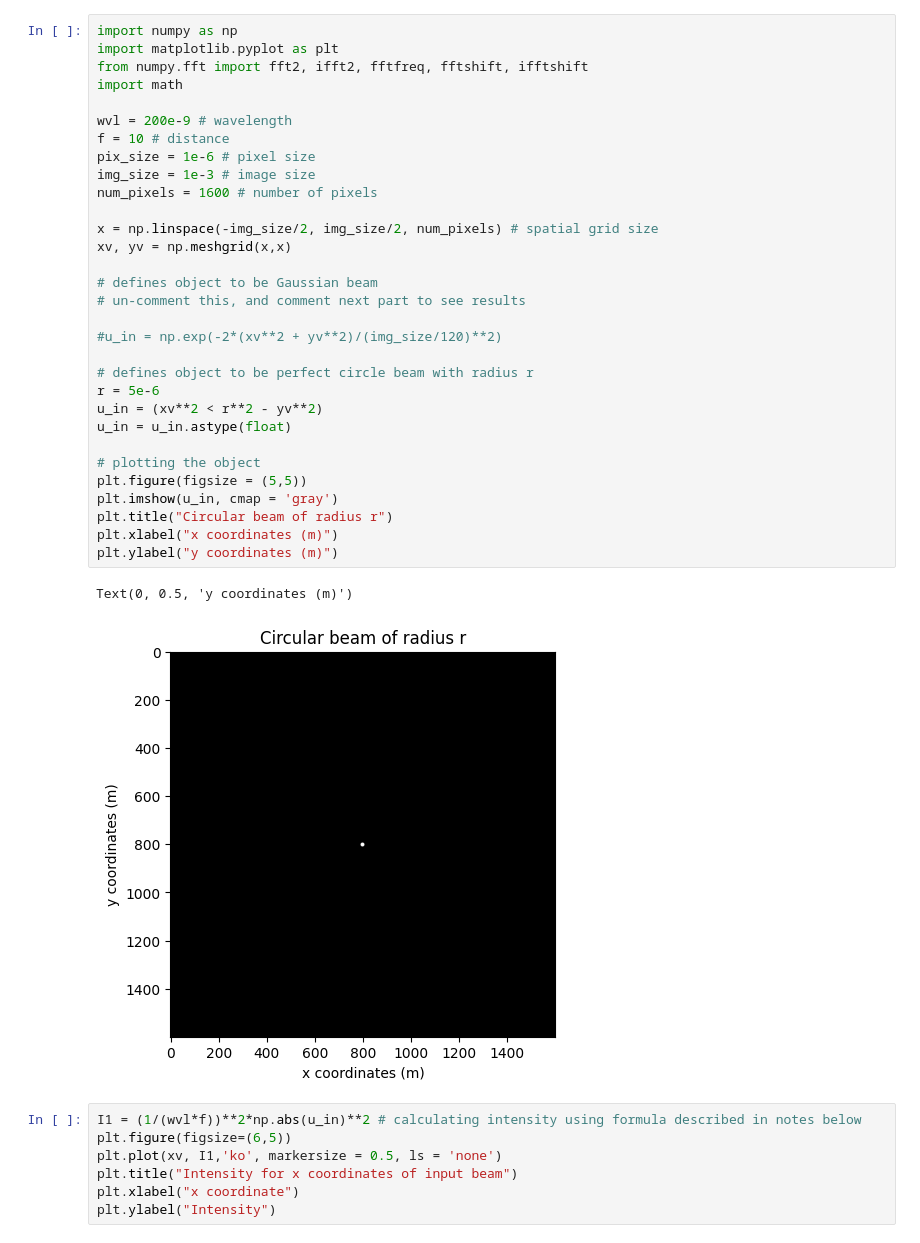
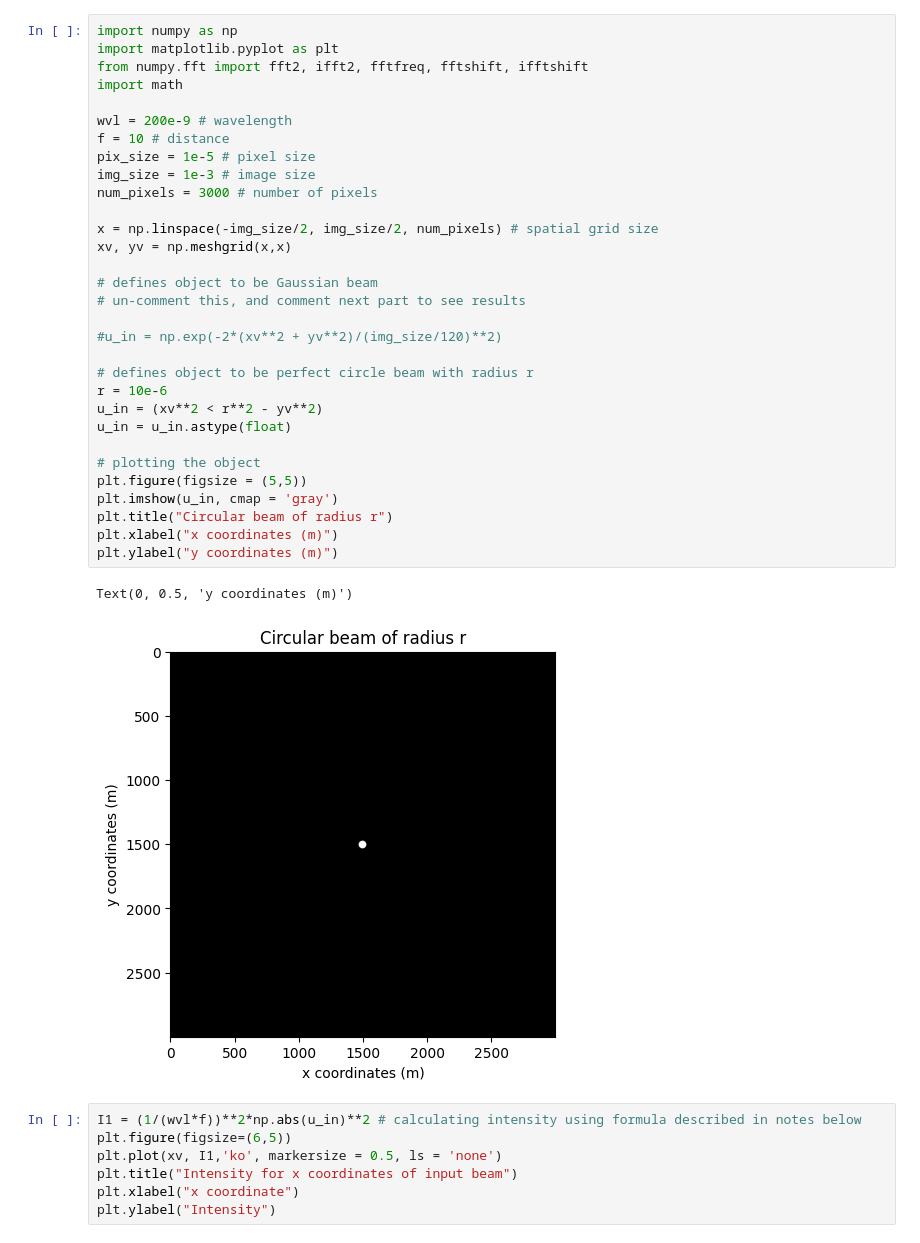
Before and after one commit to sheinyuri/code-files-gen, a Jupyter notebook: 4f_optical_system_simulation_v1.ipynb, the cells around one changed output. Cells and saved outputs as stored; diff of their text form.

```diff
--- a/4f_optical_system_simulation_v1.ipynb
+++ b/4f_optical_system_simulation_v1.ipynb
@@ -1,37 +1,37 @@
 # %%
 import numpy as np
 import matplotlib.pyplot as plt
 from numpy.fft import fft2, ifft2, fftfreq, fftshift, ifftshift
 import math
 
 wvl = 200e-9 # wavelength
 f = 10 # distance
-pix_size = 1e-6 # pixel size
+pix_size = 1e-5 # pixel size
 img_size = 1e-3 # image size
-num_pixels = 1600 # number of pixels
+num_pixels = 3000 # number of pixels
 
 x = np.linspace(-img_size/2, img_size/2, num_pixels) # spatial grid size
 xv, yv = np.meshgrid(x,x)
 
 # defines object to be Gaussian beam
 # un-comment this, and comment next part to see results
 
 #u_in = np.exp(-2*(xv**2 + yv**2)/(img_size/120)**2)
 
 # defines object to be perfect circle beam with radius r
-r = 5e-6
+r = 10e-6
 u_in = (xv**2 < r**2 - yv**2)
 u_in = u_in.astype(float)
 
 # plotting the object
 plt.figure(figsize = (5,5))
 plt.imshow(u_in, cmap = 'gray')
 plt.title("Circular beam of radius r")
 plt.xlabel("x coordinates (m)")
 plt.ylabel("y coordinates (m)")
 # %% [output]
 Text(0, 0.5, 'y coordinates (m)')
-[figure, old version]
+[figure, new version]
 # %%
 I1 = (1/(wvl*f))**2*np.abs(u_in)**2 # calculating intensity using formula described in notes below
 plt.figure(figsize=(6,5))
```
Also changed, not shown: parts of 8 cells of this notebook.
